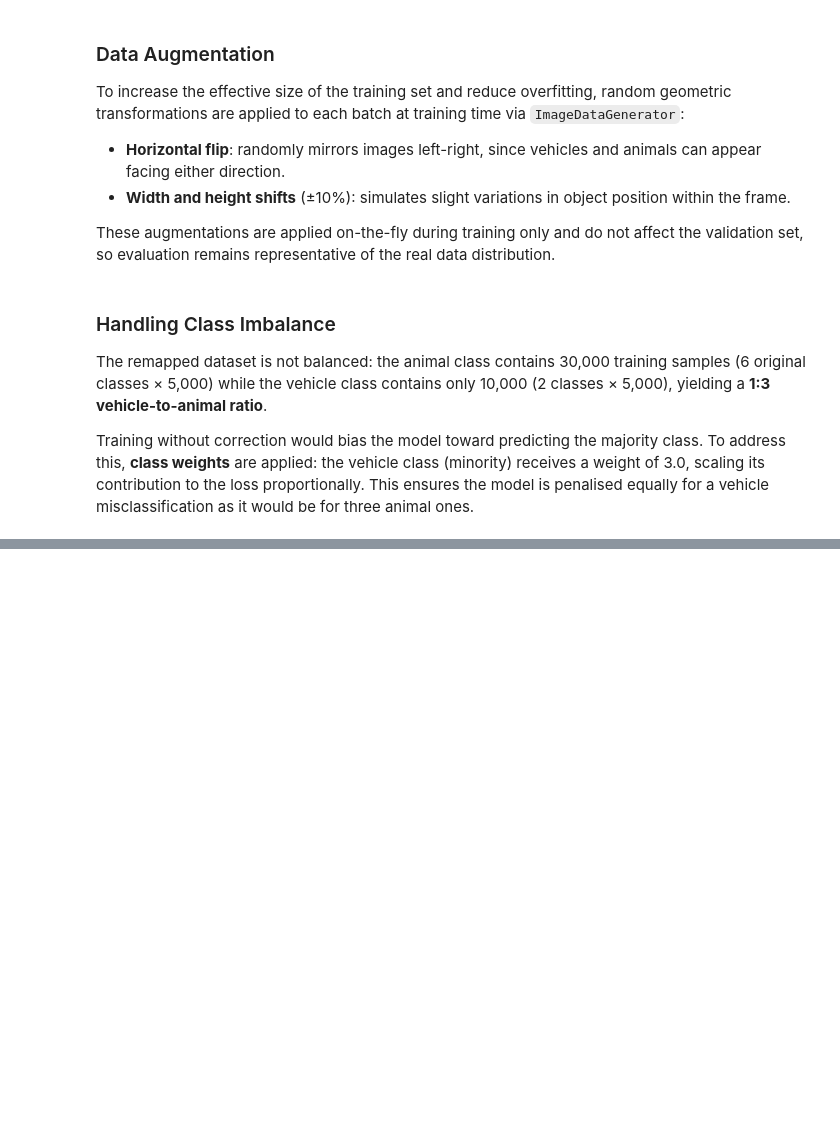
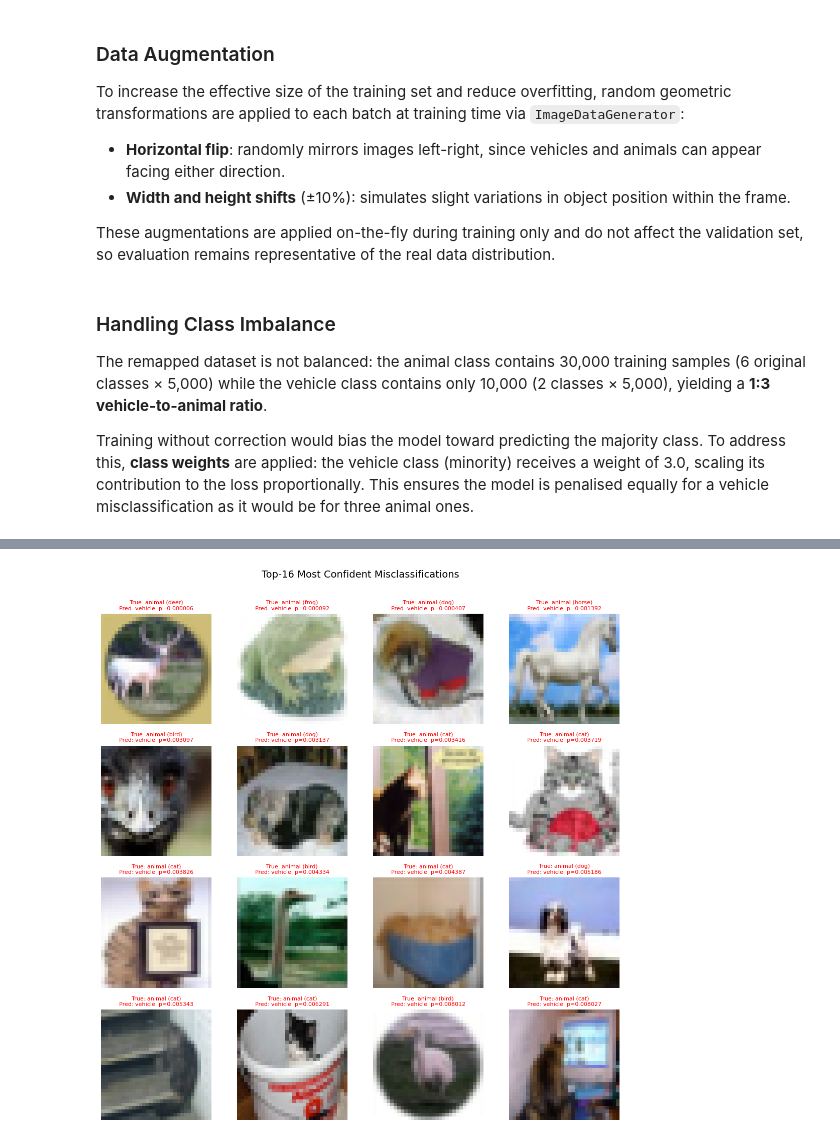
Before and after one commit to antoniop-dev/machine-learning-lab, a Jupyter notebook: Projects/VisionTech_Solution/VisionTech.ipynb, the cells around one changed output, grey strips where cells are left out. Saved outputs shown, nothing was run; the diff lists cells and outputs as text; code cells hidden in the pictures; blank space fills up the shorter version.

```diff
--- a/Projects/VisionTech_Solution/VisionTech.ipynb
+++ b/Projects/VisionTech_Solution/VisionTech.ipynb
@@ -265,0 +423,25 @@ cnn.evaluate(X_test, y_test)
+# %%
+confidence_score = np.abs(y_pred_prob - 0.5)
+error_indices = np.where(errors_mask)[0]
+sorted_error_indices = error_indices[np.argsort(confidence_score[error_indices])[::-1]]
+
+n_show = 16
+fig, axes = plt.subplots(4, 4, figsize=(11, 11))
+for i, ax in enumerate(axes.flat):
+    idx = sorted_error_indices[i]
+    ax.imshow(X_test_images[idx])
+    true_lbl  = class_names[y_test[idx]]
+    pred_lbl  = class_names[y_pred[idx]]
+    prob      = y_pred_prob[idx]
+    orig_name = cifar10_names[y_test_orig_filtered[idx]]
+    ax.set_title(
+        f"True: {true_lbl} ({orig_name})\nPred: {pred_lbl}  p={prob:.6f}",
+        fontsize=8, color='red'
+    )
+    ax.axis('off')
+
+plt.suptitle('Top-16 Most Confident Misclassifications', fontsize=14, y=1.01)
+plt.tight_layout()
+plt.show()
+# %% [output]
+[figure, added]
```
Also changed, not shown: parts of 27 cells of this notebook, 1 other file.
